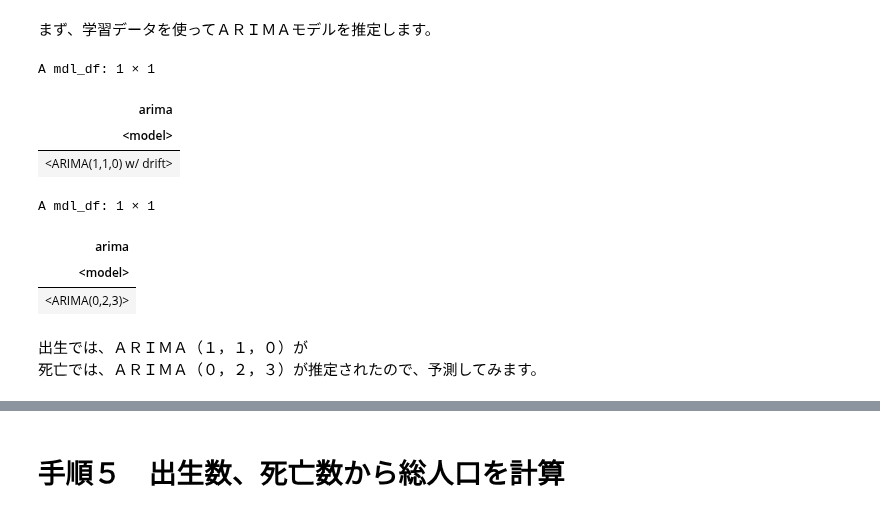
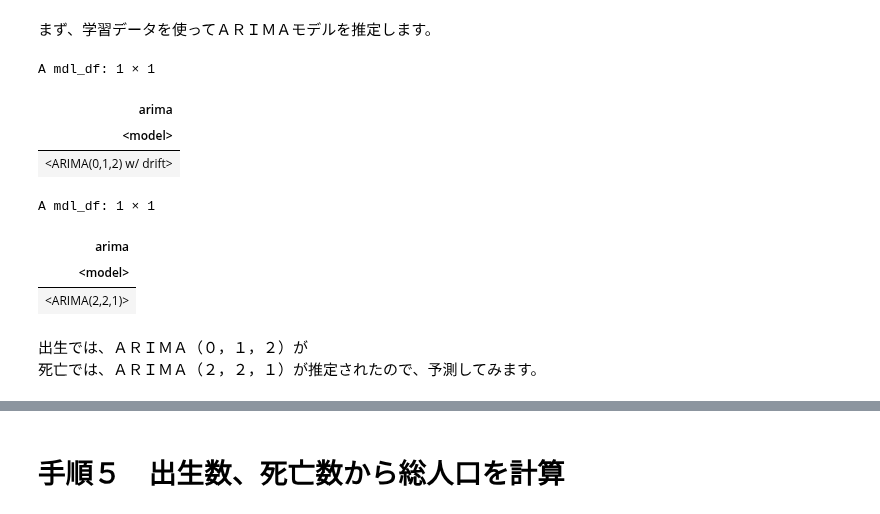
Before and after one commit to u-10bei/Population_Projections, a Jupyter notebook: ipynb/R_ARIMA_2.ipynb, the cells around one changed output, grey strips where cells are left out. Drawn from its saved outputs; the diff is of its cells as text; code cells hidden in the pictures.

```diff
--- a/ipynb/R_ARIMA_2.ipynb
+++ b/ipynb/R_ARIMA_2.ipynb
@@ -129,23 +129,27 @@ pop_tsibble |> head( n = prow_train2 ) -> pop_train2
 # %%
 # ＡＲＩＭＡモデルの推定
 pop_train2 |>
-  model( arima = ARIMA( Birth, ic = "aic" )) -> pop_arimaB
+  model( arima = ARIMA( Birth,
+                        ic = "aic",
+                        stepwise = FALSE )) -> pop_arimaB
 pop_train2 |>
-  model( arima = ARIMA( Death, ic = "aic" )) -> pop_arimaD
+  model( arima = ARIMA( Death,
+                        ic = "aic",
+                        stepwise = FALSE )) -> pop_arimaD
   pop_arimaB
   pop_arimaD
 # %% [output]
 A mdl_df: 1 × 1
 | arima |
 | <model> |
-| <ARIMA(1,1,0) w/ drift> |
+| <ARIMA(0,1,2) w/ drift> |
 A mdl_df: 1 × 1
 | arima |
 | <model> |
-| <ARIMA(0,2,3)> |
+| <ARIMA(2,2,1)> |
 # %% [markdown]
-出生では、ＡＲＩＭＡ（１，１，０）が
-死亡では、ＡＲＩＭＡ（０，２，３）が推定されたので、予測してみます。
+出生では、ＡＲＩＭＡ（０，１，２）が
+死亡では、ＡＲＩＭＡ（２，２，１）が推定されたので、予測してみます。
 # %%
 # ＡＲＩＭＡによる予測
 pop_arimaB |>
```
Also changed, not shown: parts of 3 cells of this notebook.
